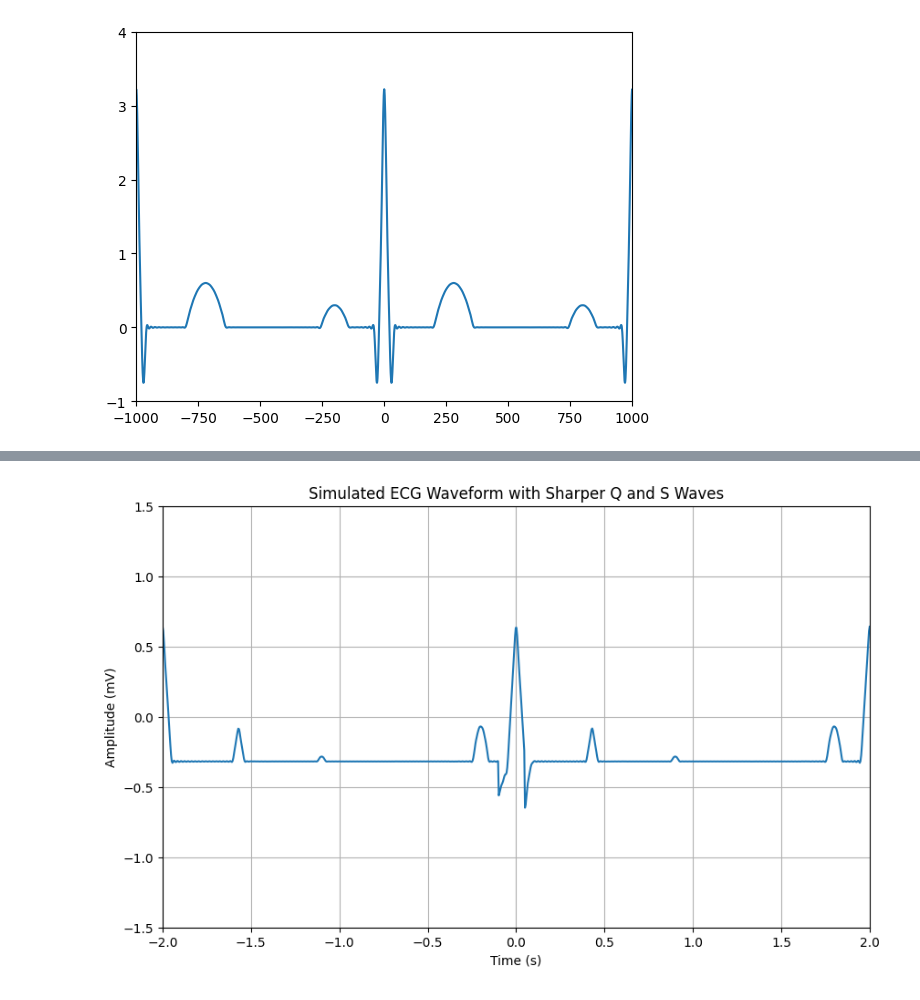
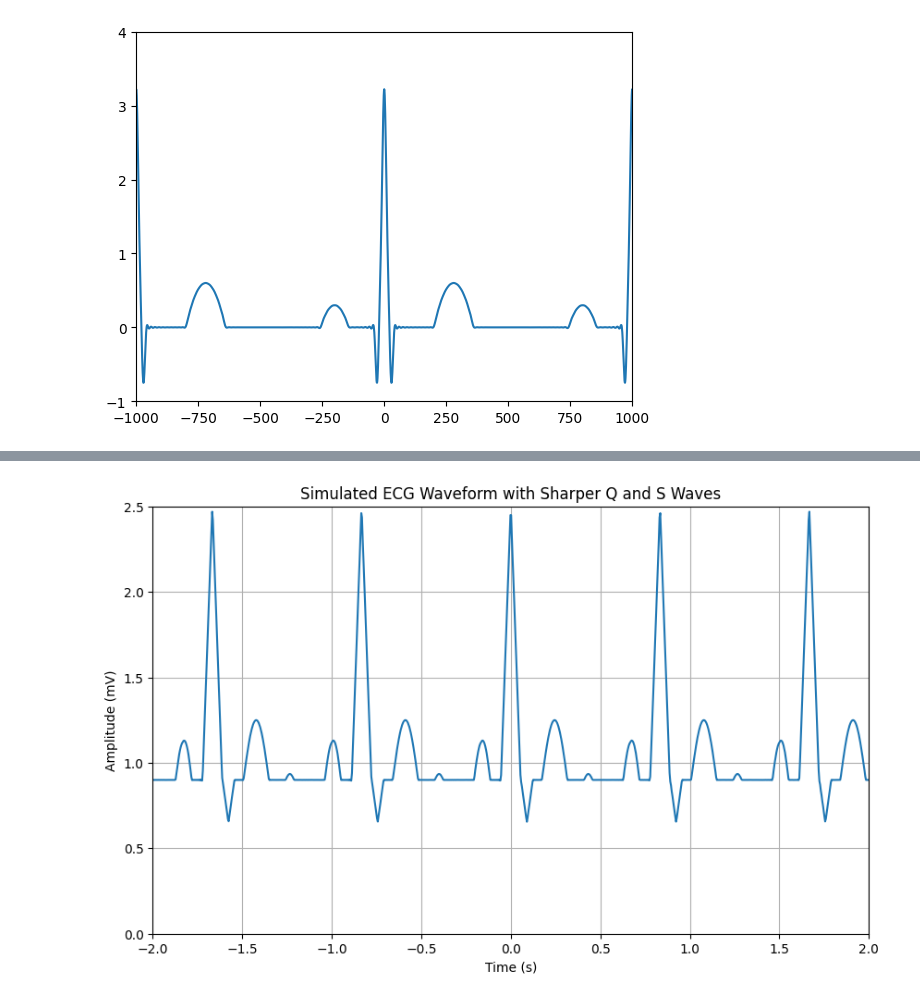
Before and after one commit to SalvatoreAguilera/ECG-SIM, a Jupyter notebook: testing_ecg.ipynb, the cells around one changed output, grey strips where cells are left out. Saved outputs shown, nothing was run; the diff lists cells and outputs as text; code cells hidden in the pictures.

```diff
--- a/testing_ecg.ipynb
+++ b/testing_ecg.ipynb
@@ -336,62 +336,38 @@ def u_wav(x, a_uwav, d_uwav, t_uwav, li):
 # %%
 import numpy as np
 import matplotlib.pyplot as plt
 
-def qrs_wav(x, a_qrswav, d_qrswav, li):
-    l = li  # time period
-    a = a_qrswav  # amp
-    b = (2 * l) / d_qrswav  # distance
-    n = 100
-    qrs1 = (a / (2 * b)) * (2 - b)
-    qrs2 = 0
-
-    for i in range(1, n + 1):
-        harm = (((2 * b * a) / (i * i * np.pi * np.pi)) *
-                (1 - np.cos((i * np.pi) / b))) * np.cos((i * np.pi * x) / l)
-        qrs2 += harm
-    r_wave = qrs1 + qrs2
-
-    q_wave = np.where((x >= -0.1) & (x < 0),
-                      -0.25 * a * (1 - (x + 0.1) / 0.1) ** 2,
-                      0)
-
-    s_wave = np.where((x >= 0.05) & (x < 0.1),
-                      -0.35 * a * (1 - (x - 0.05) / 0.05) ** 2,
-                      0)
-    full_waveform = r_wave + q_wave + s_wave
-
-    return full_waveform
 
 params = {
-    'p': {'a': 0.25,    'd': 0.09,  't': 0.2},
-    'q': {'a': 0,   'd': 0.066, 't': 0.4},          #DO NOT CHANGE THE AMPLITUDED OF Q WAVE
-    'r': {'a': 1.0,     'd': 0.1,   't': 0.42},
-    's': {'a': -0.25,   'd': 0.066, 't': 0.43},
-    't': {'a': 0,     'd': 0.14, 't': 0.7},         #DO NOT CHANGE THE AMPLITUDE OF T WAVE
-    'u': {'a': 0.035,   'd': 0.047, 't': 0.9}
+    'p': {'a': 0.25,    'd': 0.09,  't': 0.16},
+    'q': {'a': 0.025,   'd': 0.066, 't': 0.166},          #DO NOT CHANGE THE AMPLITUDED OF Q WAVE
+    'r': {'a': 1.6,     'd': 0.11,   't': 0.4},
+    's': {'a': 0.25,   'd': 0.066, 't': 0.09},
+    't': {'a': .35,     'd': 0.142, 't': 0.2},         #DO NOT CHANGE THE AMPLITUDE OF T WAVE
+    'u': {'a': 0.035,   'd': 0.0476, 't': 0.433}
 }
 
-li = 1.0  # Length of the interval (1 second)
+li = 30/72  # Length of the interval (1 second)
 time = np.linspace(-2, 2, 1000)
 
 p_wave = p_wav(time, params['p']['a'], params['p']['d'], params['p']['t'], li)
 q_wave = q_wav(time, params['q']['a'], params['q']['d'], params['q']['t'], li)
 r_wave = qrs_wav(time, params['r']['a'], params['r']['d'], li)
 s_wave = s_wav(time, params['s']['a'], params['s']['d'], params['s']['t'], li)
 t_wave = t_wav(time, params['t']['a'], params['t']['d'], params['t']['t'], li)
 u_wave = u_wav(time, params['u']['a'], params['u']['d'], params['u']['t'], li)
 
 
 ecg_waveform = p_wave + q_wave + r_wave + s_wave + t_wave + u_wave
 
 plt.figure(figsize=(10, 6))
 plt.plot(time, ecg_waveform, label='ECG')
 plt.title('Simulated ECG Waveform with Sharper Q and S Waves')
 plt.xlabel('Time (s)')
 plt.ylabel('Amplitude (mV)')
 plt.xlim(-2,2)
-plt.ylim(-1.5,1.5)
+plt.ylim(0,2.5)
 plt.grid(True)
 plt.show()
 # %% [output]
-[figure, old version]
+[figure, new version]
```
Also changed, not shown: parts of 1 cell of this notebook.
